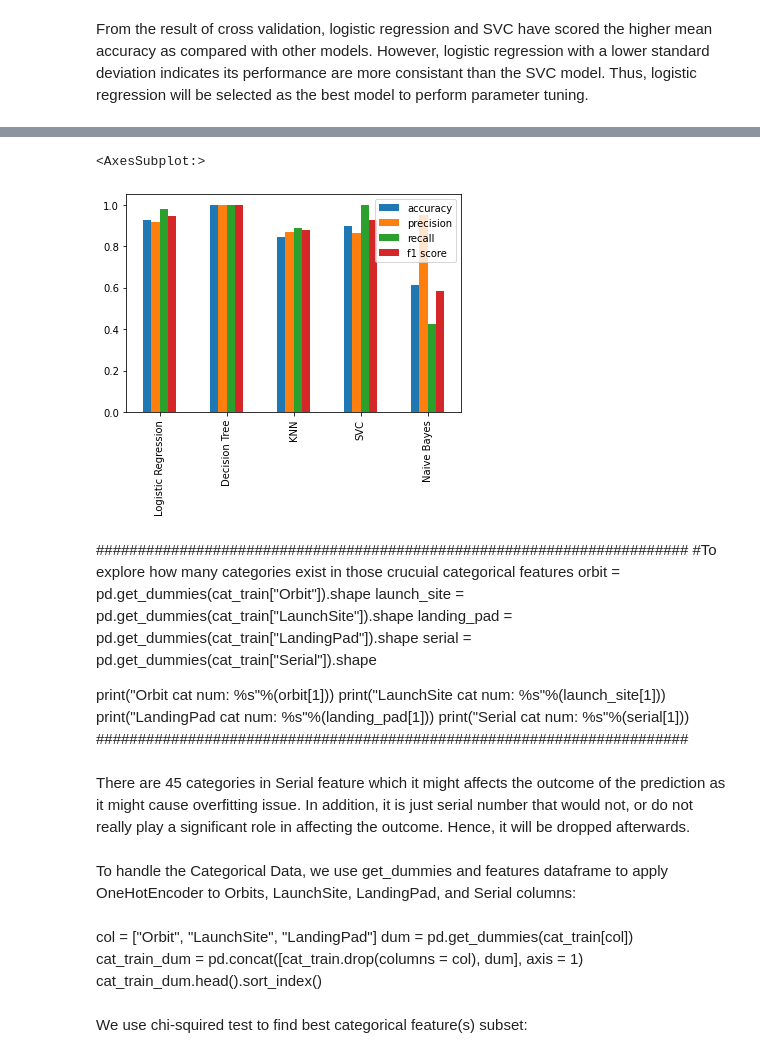
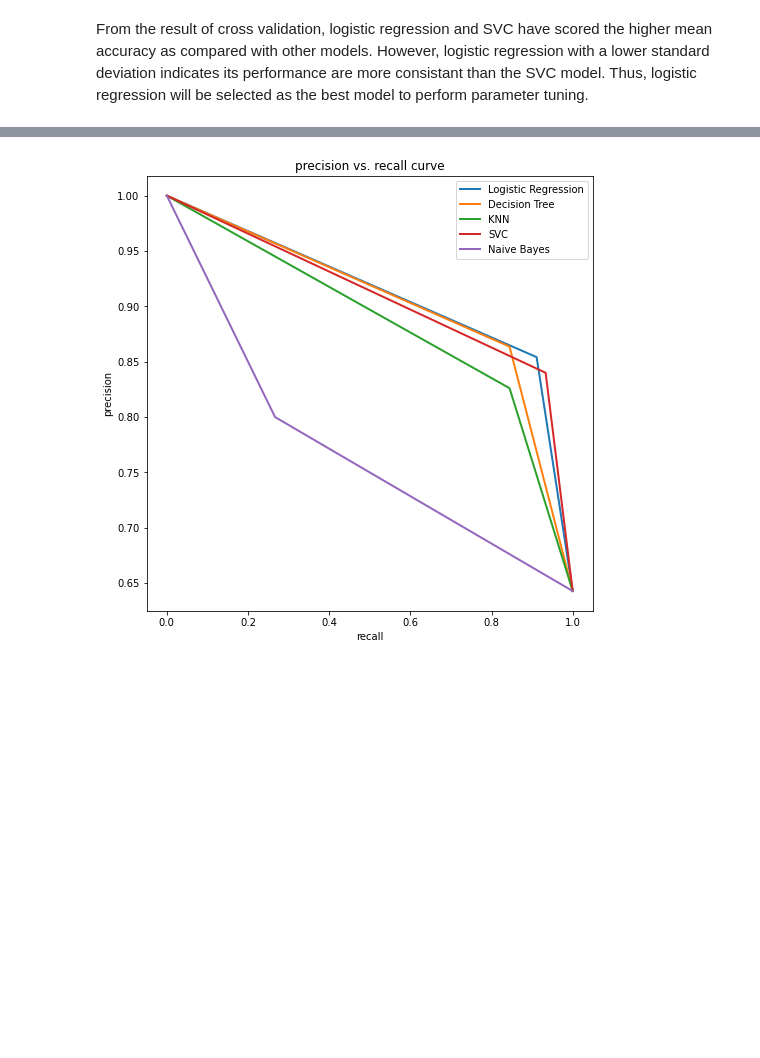
Before and after one commit to chiakl/spacex, a Jupyter notebook: spacex.ipynb, the cells around one changed output, grey strips where cells are left out. Drawn from its saved outputs; the diff is of its cells as text; code cells hidden in the pictures; blank space fills up the shorter version.

Commit message:
Done building model and model testing

```diff
--- a/spacex.ipynb
+++ b/spacex.ipynb
@@ -752,7 +748,7 @@ from sklearn.neighbors import KNeighborsClassifier
 model3 = KNeighborsClassifier(n_neighbors=10)
 
 from sklearn.svm import SVC
-model4 = SVC(random_state=2)
+model4 = SVC(random_state=2, probability=True)
 
 from sklearn.naive_bayes import GaussianNB
 model5 = GaussianNB()
@@ -829,3 +825,11 @@ test_recall     0.0000  0.4444  0.6667  0.1111  0.1111  0.2667         0.2494
 test_f1_score   0.0000  0.5333  0.7500  0.2000  0.2000  0.3367         0.2684
 # %% [markdown]
 From the result of cross validation, logistic regression and SVC have scored the higher mean accuracy as compared with other models. However, logistic regression with a lower standard deviation indicates its performance are more consistant than the SVC model. Thus, logistic regression will be selected as the best model to perform parameter tuning.
+# %%
+result = []
+
+for i, model in enumerate([model1,model2,model3,model4,model5]):
+    y_pred = cross_val_predict(model, X_train, y_train, cv=5)
+    result.append(score(y_train,y_pred))
+overall = pd.DataFrame(result, index=clf_model, columns=['accuracy','precision','recall','f1 score'])
+overall.round(decimals=4)
@@ -832,28 +843,15 @@ From the result of cross validation, logistic regression and SVC have scored the
 # %%
+fig, ax = plt.subplots(figsize=(8,8))
+
+for i, model in enumerate([model1,model2,model3,model4,model5]):
+    y_pred = cross_val_predict(model, X_train, y_train, cv=5)
+    precision, recall, threshold = precision_recall_curve(y_train, y_pred)
+    ax.plot(recall, precision, lw=2, label = clf_model[i])
+
+plt.xlabel("recall")
+plt.ylabel("precision")
+plt.legend(loc="best")
+plt.title("precision vs. recall curve")
+plt.show()
 # %% [output]
-<AxesSubplot:>
-[figure, old version]
+[figure, new version]
-# %% [markdown]
-#######################################################################
-#To explore how many categories exist in those crucuial categorical features
-orbit = pd.get_dummies(cat_train["Orbit"]).shape
-launch_site = pd.get_dummies(cat_train["LaunchSite"]).shape
-landing_pad = pd.get_dummies(cat_train["LandingPad"]).shape
-serial = pd.get_dummies(cat_train["Serial"]).shape
-
-print("Orbit cat num: %s"%(orbit[1]))
-print("LaunchSite cat num: %s"%(launch_site[1]))
-print("LandingPad cat num: %s"%(landing_pad[1]))
-print("Serial cat num: %s"%(serial[1]))
-#######################################################################
-# %% [markdown]
-There are 45 categories in Serial feature which it might affects the outcome of the prediction as it might cause overfitting issue. In addition, it is just serial number that would not, or do not really play a significant role in affecting the outcome. Hence, it will be dropped afterwards.
-# %% [markdown]
-To handle the Categorical Data, we use get_dummies and features dataframe to apply OneHotEncoder to Orbits, LaunchSite, LandingPad, and Serial columns:
-# %% [markdown]
-col = ["Orbit", "LaunchSite", "LandingPad"]
-dum = pd.get_dummies(cat_train[col])
-cat_train_dum = pd.concat([cat_train.drop(columns = col), dum], axis = 1)
-cat_train_dum.head().sort_index()
-# %% [markdown]
-We use chi-squired test to find best categorical feature(s) subset:
```
Also changed, not shown: parts of 30 cells of this notebook.
